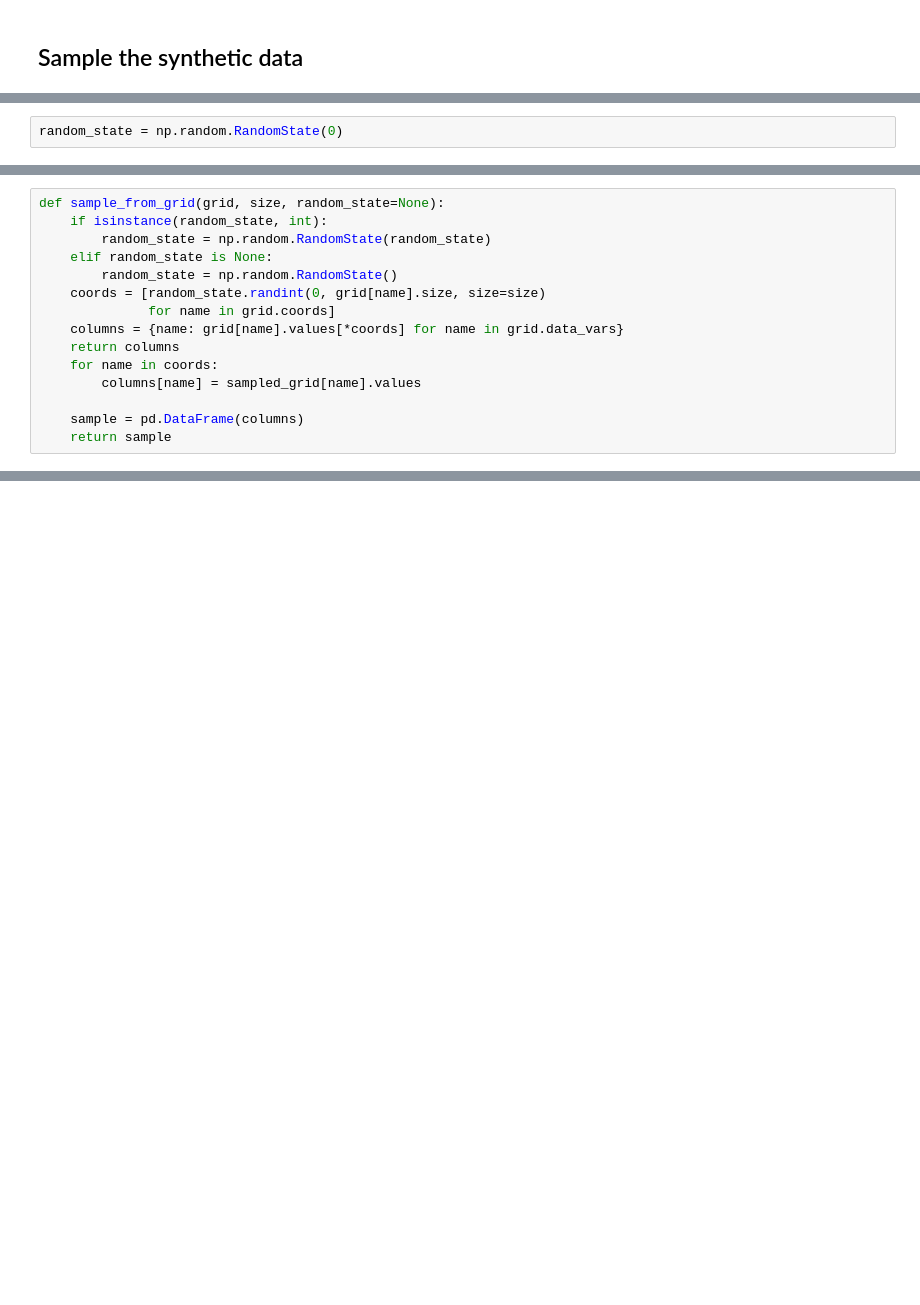
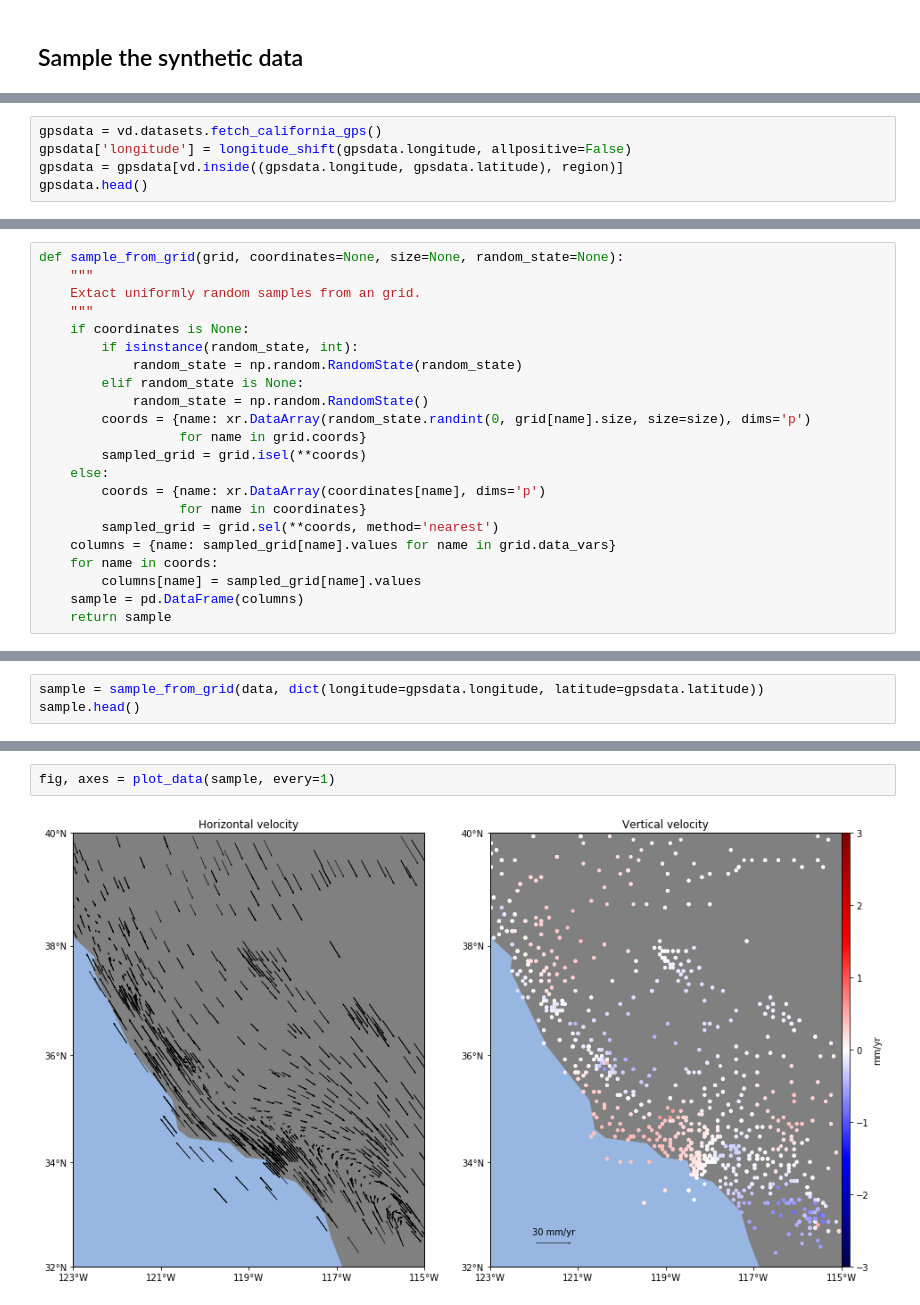
Before and after one commit to leouieda/aogs2018-gps, a Jupyter notebook: code/notebooks/synthetic.ipynb, the cells around one changed output, grey strips where cells are left out. Cells and saved outputs as stored; diff of their text form; blank space fills up the shorter version.

```diff
--- a/code/notebooks/synthetic.ipynb
+++ b/code/notebooks/synthetic.ipynb
@@ -97,2 +116,0 @@ up_velocity
-# %%
-random_state = np.random.RandomState(0)
@@ -117,0 +135,5 @@ a.
+# %%
+gpsdata = vd.datasets.fetch_california_gps()
+gpsdata['longitude'] = longitude_shift(gpsdata.longitude, allpositive=False)
+gpsdata = gpsdata[vd.inside((gpsdata.longitude, gpsdata.latitude), region)]
+gpsdata.head()
@@ -118,15 +147,22 @@ a.
 # %%
-def sample_from_grid(grid, size, random_state=None):
-    if isinstance(random_state, int):
-        random_state = np.random.RandomState(random_state)
-    elif random_state is None:
-        random_state = np.random.RandomState()
-    coords = [random_state.randint(0, grid[name].size, size=size)
-              for name in grid.coords]
-    columns = {name: grid[name].values[*coords] for name in grid.data_vars}
-    return columns
+def sample_from_grid(grid, coordinates=None, size=None, random_state=None):
+    """
+    Extact uniformly random samples from an grid.
+    """
+    if coordinates is None:
+        if isinstance(random_state, int):
+            random_state = np.random.RandomState(random_state)
+        elif random_state is None:
+            random_state = np.random.RandomState()
+        coords = {name: xr.DataArray(random_state.randint(0, grid[name].size, size=size), dims='p')
+                  for name in grid.coords}
+        sampled_grid = grid.isel(**coords)
+    else:
+        coords = {name: xr.DataArray(coordinates[name], dims='p')
+                  for name in coordinates}
+        sampled_grid = grid.sel(**coords, method='nearest')
+    columns = {name: sampled_grid[name].values for name in grid.data_vars}
     for name in coords:
         columns[name] = sampled_grid[name].values
-
     sample = pd.DataFrame(columns)
     return sample
@@ -152,0 +169,3 @@ Data variables:
+# %%
+sample = sample_from_grid(data, dict(longitude=gpsdata.longitude, latitude=gpsdata.latitude))
+sample.head()
@@ -152,0 +179,4 @@ Data variables:
+# %%
+fig, axes = plot_data(sample, every=1)
+# %% [output]
+[figure, added]
```
Also changed, not shown: parts of 38 cells of this notebook, 1 other file.
